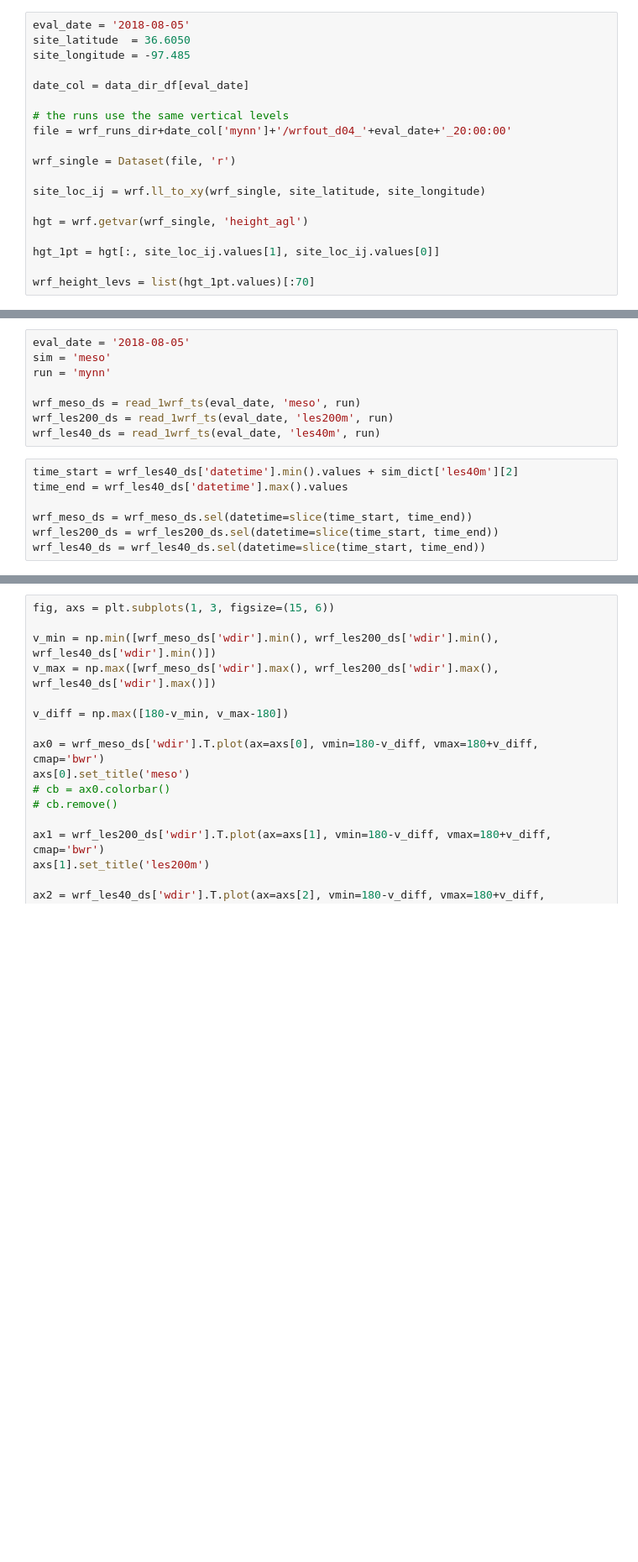
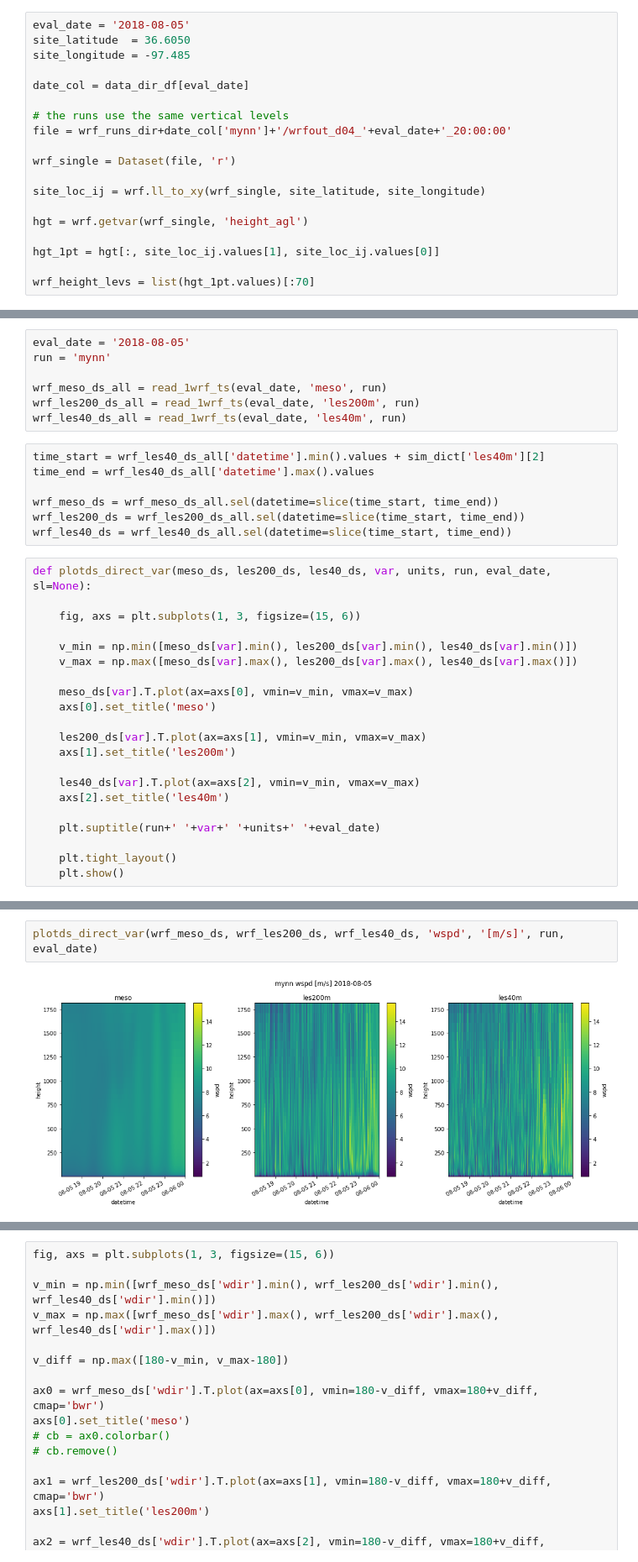
Before and after one commit to joejoeyjoseph/mmc-pnnl-j3, a Jupyter notebook: sgp/eagle/04b_th_contour.ipynb, the cells around one changed output, grey strips where cells are left out. Shown at 84% size. Drawn from its saved outputs; the diff is of its cells as text; blank space fills up the shorter version.

```diff
--- a/sgp/eagle/04b_th_contour.ipynb
+++ b/sgp/eagle/04b_th_contour.ipynb
@@ -125,16 +119,36 @@ def get_tke_da(ds):
     return tke
 # %%
 eval_date = '2018-08-05'
-sim = 'meso'
 run = 'mynn'
 
-wrf_meso_ds = read_1wrf_ts(eval_date, 'meso', run)
-wrf_les200_ds = read_1wrf_ts(eval_date, 'les200m', run)
-wrf_les40_ds = read_1wrf_ts(eval_date, 'les40m', run)
+wrf_meso_ds_all = read_1wrf_ts(eval_date, 'meso', run)
+wrf_les200_ds_all = read_1wrf_ts(eval_date, 'les200m', run)
+wrf_les40_ds_all = read_1wrf_ts(eval_date, 'les40m', run)
 # %%
-time_start = wrf_les40_ds['datetime'].min().values + sim_dict['les40m'][2]
-time_end = wrf_les40_ds['datetime'].max().values
+time_start = wrf_les40_ds_all['datetime'].min().values + sim_dict['les40m'][2]
+time_end = wrf_les40_ds_all['datetime'].max().values
 
-wrf_meso_ds = wrf_meso_ds.sel(datetime=slice(time_start, time_end))
-wrf_les200_ds = wrf_les200_ds.sel(datetime=slice(time_start, time_end))
-wrf_les40_ds = wrf_les40_ds.sel(datetime=slice(time_start, time_end))
+wrf_meso_ds = wrf_meso_ds_all.sel(datetime=slice(time_start, time_end))
+wrf_les200_ds = wrf_les200_ds_all.sel(datetime=slice(time_start, time_end))
+wrf_les40_ds = wrf_les40_ds_all.sel(datetime=slice(time_start, time_end))
+# %%
+def plotds_direct_var(meso_ds, les200_ds, les40_ds, var, units, run, eval_date, sl=None):
+
+    fig, axs = plt.subplots(1, 3, figsize=(15, 6))
+
+    v_min = np.min([meso_ds[var].min(), les200_ds[var].min(), les40_ds[var].min()])
+    v_max = np.max([meso_ds[var].max(), les200_ds[var].max(), les40_ds[var].max()])
+
+    meso_ds[var].T.plot(ax=axs[0], vmin=v_min, vmax=v_max)
+    axs[0].set_title('meso')
+
+    les200_ds[var].T.plot(ax=axs[1], vmin=v_min, vmax=v_max)
+    axs[1].set_title('les200m')
+
+    les40_ds[var].T.plot(ax=axs[2], vmin=v_min, vmax=v_max)
+    axs[2].set_title('les40m')
+
+    plt.suptitle(run+' '+var+' '+units+' '+eval_date)
+
+    plt.tight_layout()
+    plt.show()
@@ -140,0 +175,4 @@ wrf_les40_ds = wrf_les40_ds.sel(datetime=slice(time_start, time_end))
+# %%
+plotds_direct_var(wrf_meso_ds, wrf_les200_ds, wrf_les40_ds, 'wspd', '[m/s]', run, eval_date)
+# %% [output]
+[figure, added]
```
Also changed, not shown: parts of 21 cells of this notebook.
